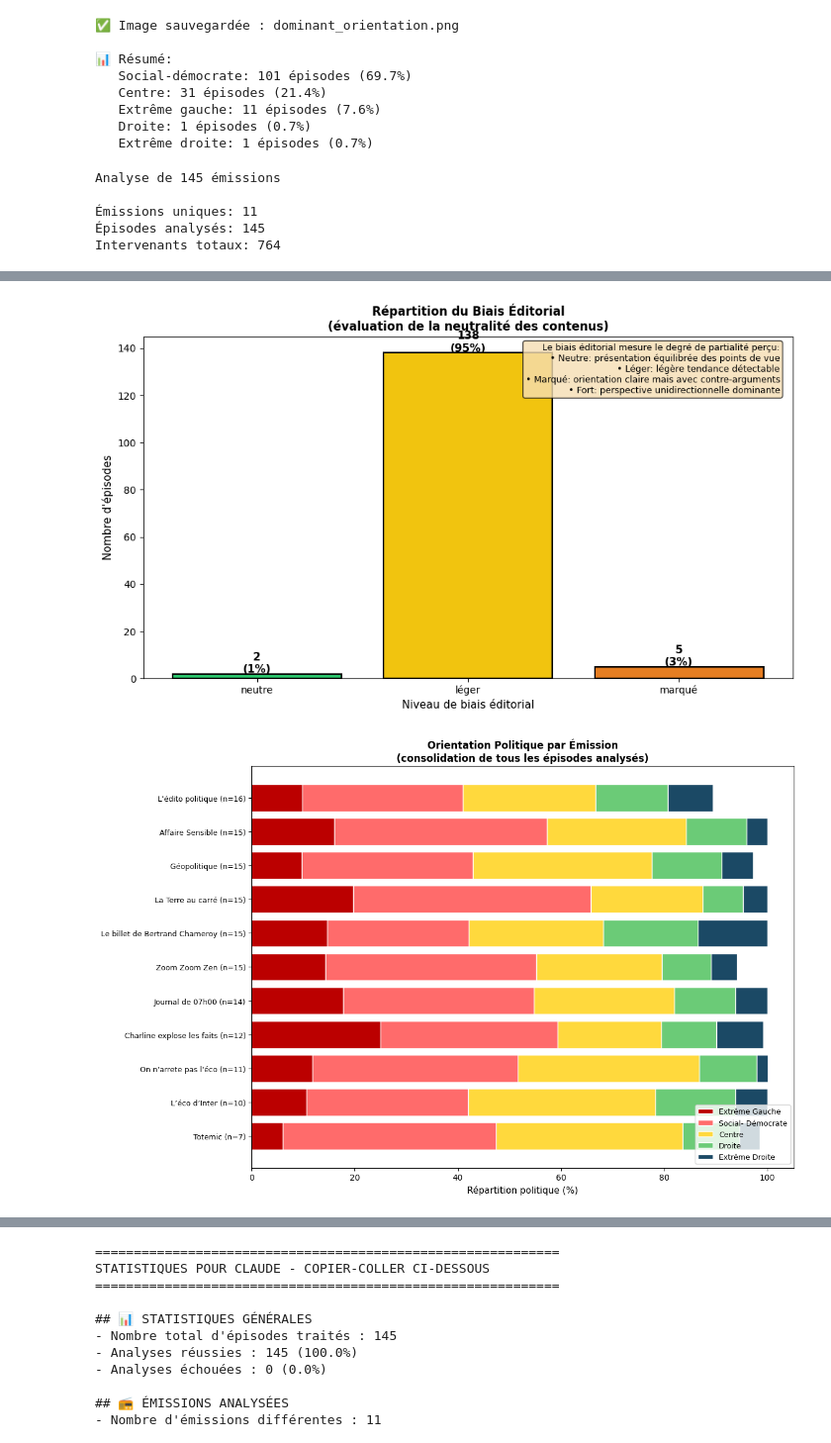
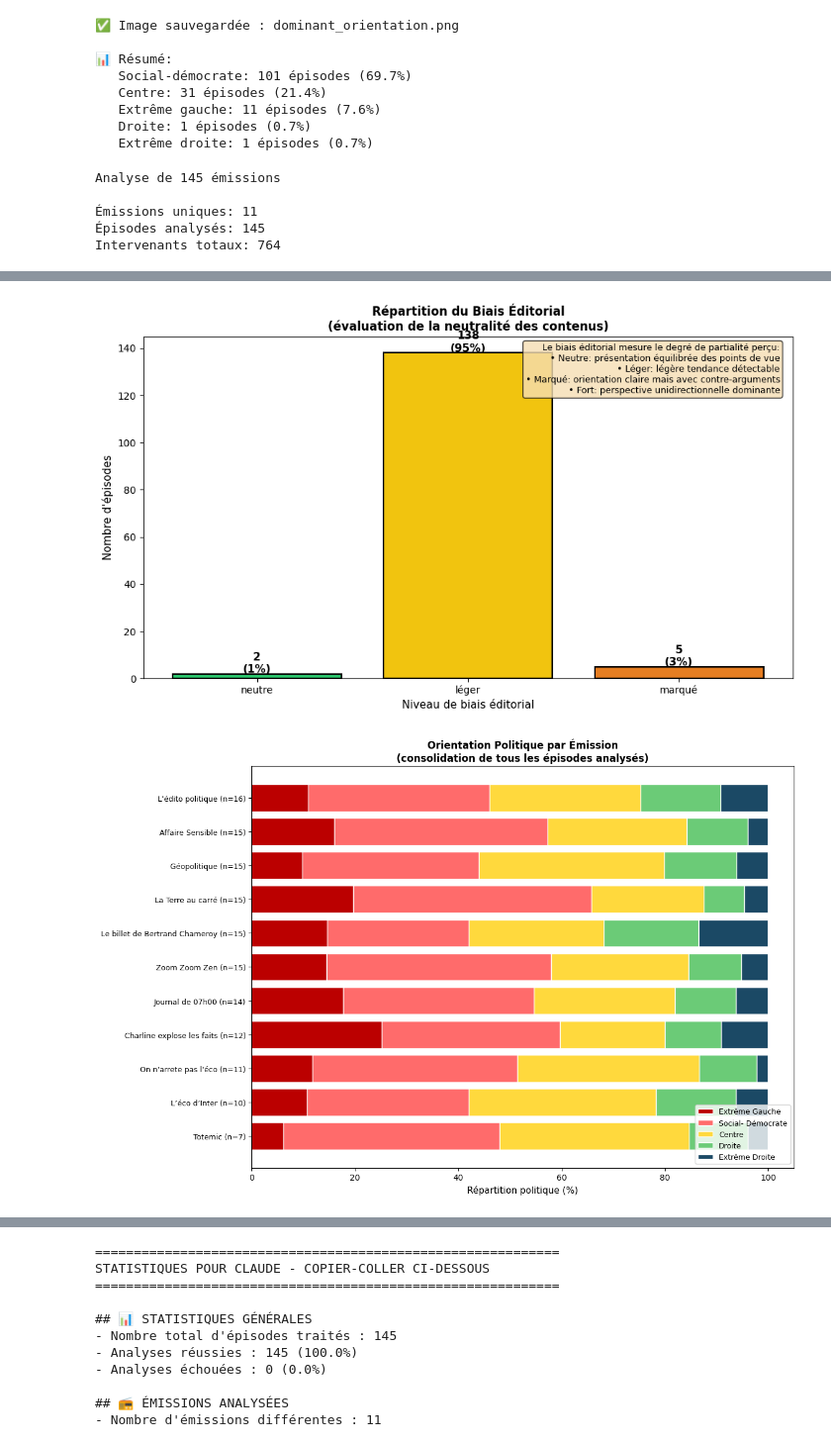
Before and after one commit to go-east/radio-france-analyse-biais-politique, a Jupyter notebook: radiofrance.ipynb, the cells around one changed output, grey strips where cells are left out. Shown at 99% size. Drawn from its saved outputs; the diff is of its cells as text; code cells hidden in the pictures.

Commit message:
fix(normalizeData): sum is not = to 100 because of LLM processing

```diff
--- a/radiofrance.ipynb
+++ b/radiofrance.ipynb
@@ -674,10 +674,10 @@ import json
 df = pd.read_csv('franceinter.csv')
 df['isProcessed'] = df['isProcessed'].astype(str).str.lower().isin(['true', '1', 'yes'])
 
-with open('transcription_results.json', 'r', encoding='utf-8') as f:
+with open('data/transcription_results.json', 'r', encoding='utf-8') as f:
     transcriptions = json.load(f)
 
-with open('political_analysis.json', 'r', encoding='utf-8') as f:
+with open('data/political_analysis.json', 'r', encoding='utf-8') as f:
     political = json.load(f)
 
 print("BEFORE:")
@@ -753,7 +753,7 @@ with open('transcription_results.json', 'w', encoding='utf-8') as f:
     json.dump(transcriptions_cleaned, f, ensure_ascii=False, indent=2)
 print("✅ transcription_results.json saved")
 
-with open('political_analysis.json', 'w', encoding='utf-8') as f:
+with open('data/political_analysis.json', 'w', encoding='utf-8') as f:
     json.dump(political_cleaned, f, ensure_ascii=False, indent=2)
 print("✅ political_analysis.json saved")
 
@@ -768,10 +768,10 @@ print("="*60)
 df = pd.read_csv('franceinter.csv')
 df['isProcessed'] = df['isProcessed'].astype(str).str.lower().isin(['true', '1', 'yes'])
 
-with open('transcription_results.json', 'r', encoding='utf-8') as f:
+with open('data/transcription_results.json', 'r', encoding='utf-8') as f:
     transcriptions = json.load(f)
 
-with open('political_analysis.json', 'r', encoding='utf-8') as f:
+with open('data/political_analysis.json', 'r', encoding='utf-8') as f:
     political = json.load(f)
 
 csv_processed = set(df[df['isProcessed'] == True]['mp3link'])
@@ -823,7 +823,7 @@ df['isProcessed'] = df['isProcessed'].astype(str).str.lower().isin(['true', '1',
 with open('transcription_results.json', 'r', encoding='utf-8') as f:
     transcriptions = json.load(f)
 
-with open('political_analysis.json', 'r', encoding='utf-8') as f:
+with open('data/political_analysis.json', 'r', encoding='utf-8') as f:
     political = json.load(f)
 
 # Get all links
@@ -997,10 +997,10 @@ print(f"\n{'='*60}")
 print("VERIFICATION")
 print("="*60)
 
-with open('transcription_results.json', 'r', encoding='utf-8') as f:
+with open('data/transcription_results.json', 'r', encoding='utf-8') as f:
     transcriptions = json.load(f)
 
-with open('political_analysis.json', 'r', encoding='utf-8') as f:
+with open('data/political_analysis.json', 'r', encoding='utf-8') as f:
     political = json.load(f)
 
 print(f"transcription_results.json: {len(transcriptions)}")
@@ -1095,7 +1214,7 @@ import json
 import matplotlib.pyplot as plt
 
 # Charger les données (si pas déjà fait)
-with open('political_analysis.json', 'r', encoding='utf-8') as f:
+with open('data/political_analysis_normalise.json', 'r', encoding='utf-8') as f:
     political = json.load(f)
 
 # Filtrer les analyses réussies
@@ -1187,7 +1306,7 @@ plt.rcParams['font.family'] = 'DejaVu Sans'
 plt.rcParams['figure.facecolor'] = 'white'
 
 # Load results
-with open('political_analysis.json', 'r', encoding='utf-8') as f:
+with open('data/political_analysis_normalise.json', 'r', encoding='utf-8') as f:
     results = json.load(f)
 
 # Filter successful
@@ -1668,2 +1787,2 @@ Intervenants totaux: 764
 [figure]
-[figure, old version]
+[figure, new version]
```
Also changed, not shown: parts of 6 cells of this notebook, 11 other files.
